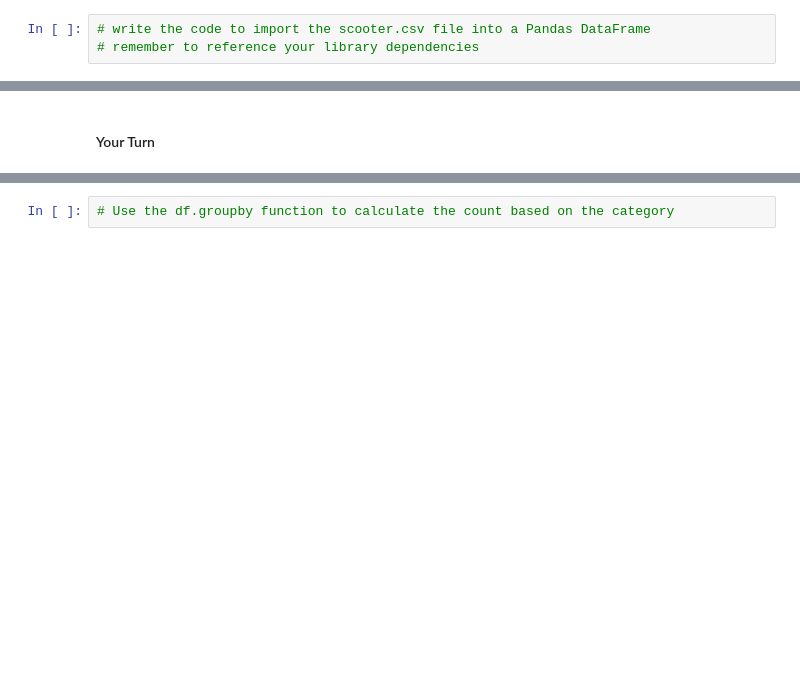
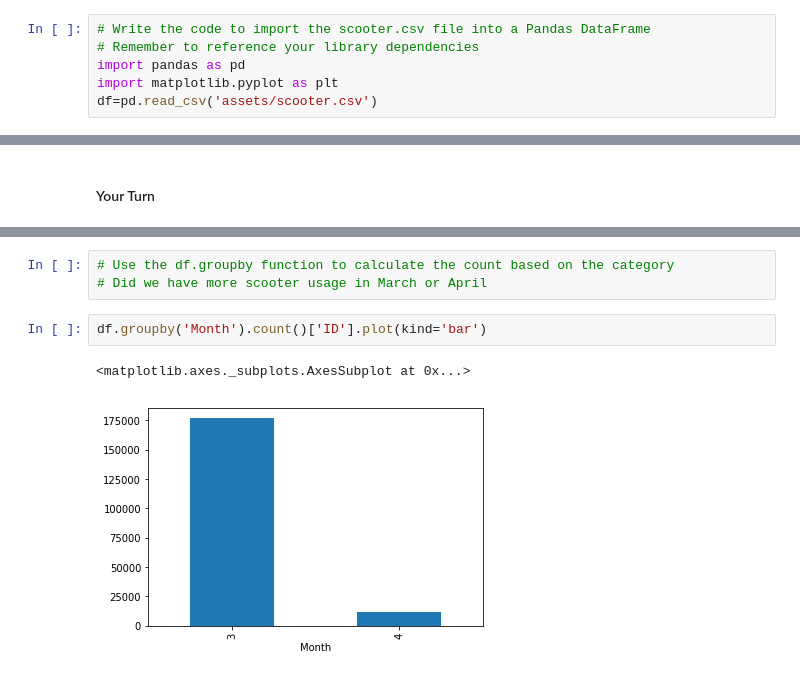
Before and after one commit to kevinclee26/nebula_ds, a Jupyter notebook: class_d5/aggregate_functions.ipynb, the cells around one changed output, grey strips where cells are left out. Saved outputs shown, nothing was run; the diff lists cells and outputs as text; blank space fills up the shorter version.

```diff
--- a/class_d5/aggregate_functions.ipynb
+++ b/class_d5/aggregate_functions.ipynb
@@ -28,8 +28,11 @@ Data Source: https://data.austintexas.gov/Transportation-and-Mobility/Shared-Mic
 ---
 #### Your Turn
 # %%
-# write the code to import the scooter.csv file into a Pandas DataFrame
-# remember to reference your library dependencies
+# Write the code to import the scooter.csv file into a Pandas DataFrame
+# Remember to reference your library dependencies
+import pandas as pd
+import matplotlib.pyplot as plt
+df=pd.read_csv('assets/scooter.csv')
 # %% [markdown]
 ![preview](https://github.com/kevinclee26/nebula_ds/blob/master/class_d5/images/image1.png?raw=true)
 # %%
@@ -75,3 +106,9 @@ The GROUPBY method allows you to arrange the rows of a query in groups. The grou
 ![count](https://github.com/kevinclee26/nebula_ds/blob/master/class_d5/images/image5.png?raw=true)
 # %%
 # Use the df.groupby function to calculate the count based on the category
+# Did we have more scooter usage in March or April
+# %%
+df.groupby('Month').count()['ID'].plot(kind='bar')
+# %% [output]
+<matplotlib.axes._subplots.AxesSubplot at 0x...>
+[figure, added]
```
Also changed, not shown: parts of 20 cells of this notebook, 6 other files.
